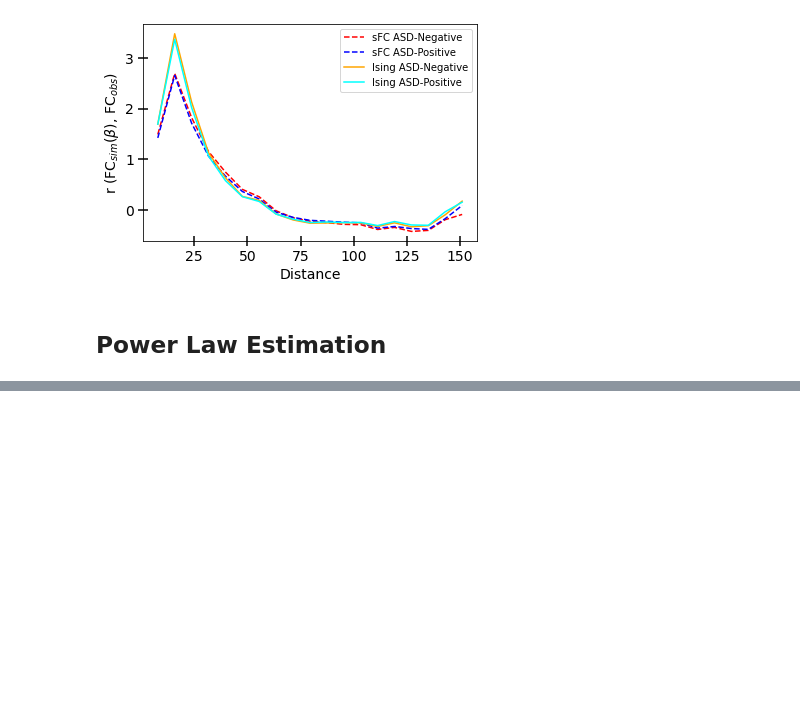
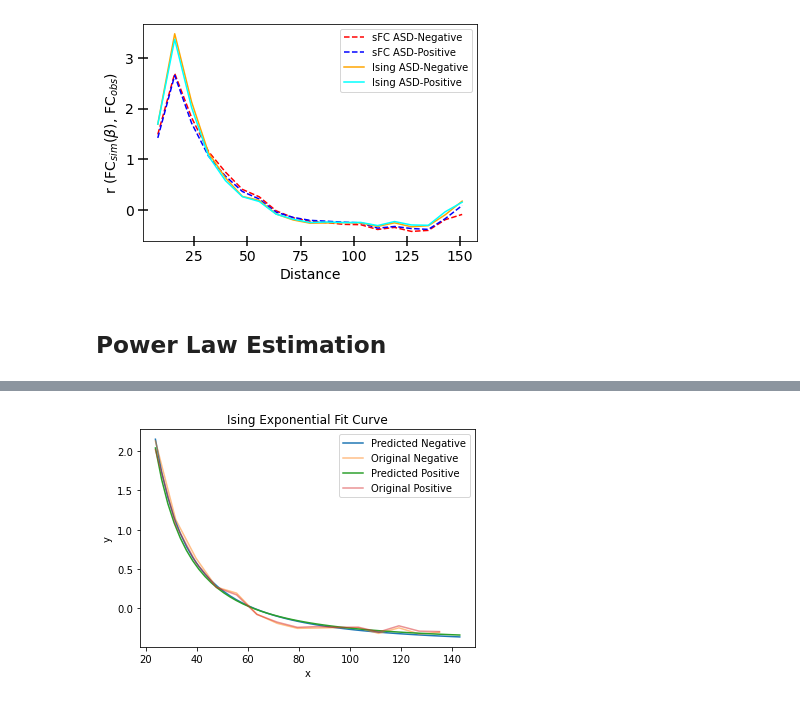
Before and after one commit to shivanshseth/fmri-functional-connectivity-ising, a Jupyter notebook: src/results.ipynb, the cells around one changed output, grey strips where cells are left out. Cells and saved outputs as stored; diff of their text form; code cells hidden in the pictures; blank space fills up the shorter version.

```diff
--- a/src/results.ipynb
+++ b/src/results.ipynb
@@ -383,3 +420,24 @@ plt.legend()
+# %%
+xrange = np.linspace(x[range_start], x[range_end])
+
+plt.plot(xrange, opt_func(xrange, *ising_neg_pars), label="Predicted Negative")
+plt.plot(x[range_start:range_end], ising_neg_mean[range_start:range_end], \
+    label = 'Original Negative', alpha=0.5)
+
+plt.plot(xrange, opt_func(xrange, *ising_pos_pars), label="Predicted Positive")
+plt.plot(x[range_start:range_end], ising_pos_mean[range_start:range_end], \
+    label = 'Original Positive', alpha=0.5)
+
+plt.xlabel("x")
+plt.ylabel("y")
+
+plt.title("Ising Exponential Fit Curve")
+plt.legend()
+
+if save_figs:
+    plt.savefig(os.path.join(fig_save_dir, fig_save_prefix + "_ising-negpos-pl-fit.png"))
+# %% [output]
+[figure, added]
 # %%
 xrange = np.linspace(x[range_start], x[range_end])
 
```
Also changed, not shown: parts of 31 cells of this notebook.
